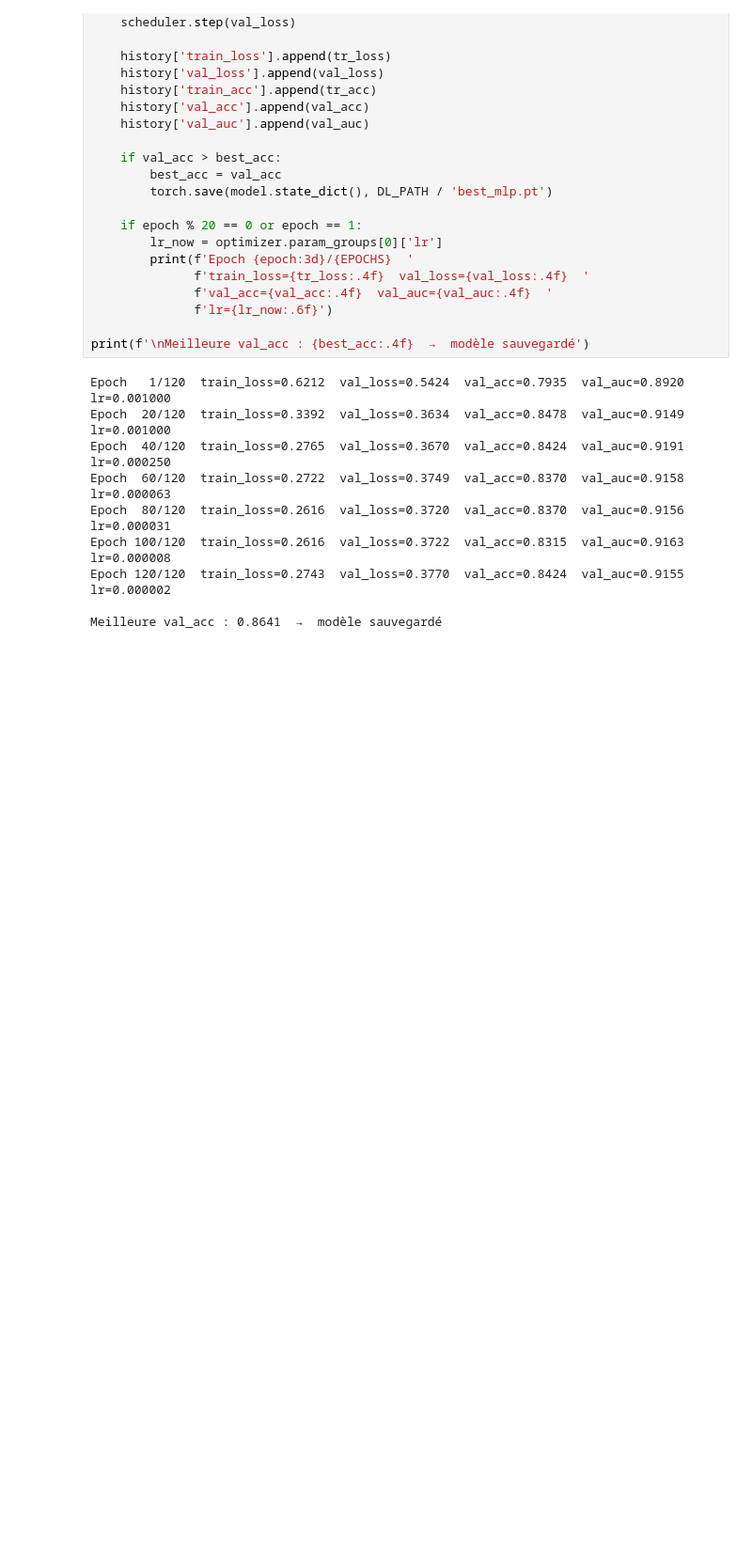
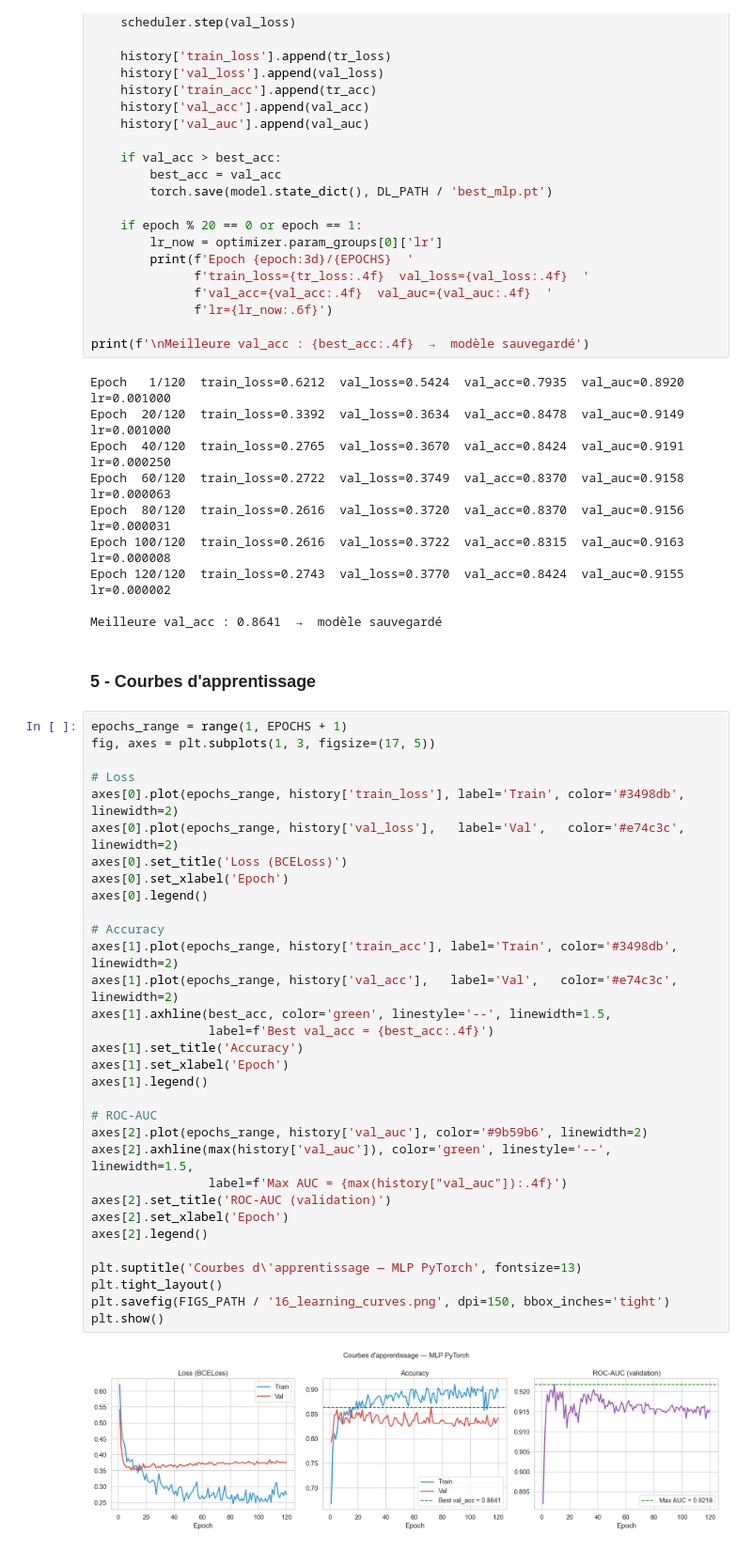
Before and after one commit to bijigunerachid/heart-disease-ml-dl-project, a Jupyter notebook: notebooks/04_dl_model.ipynb, the cells around one changed output. Shown at 94% size. Drawn from its saved outputs; the diff is of its cells as text; blank space fills up the shorter version.

Commit message:
Courbes d'apprentissage

```diff
--- a/notebooks/04_dl_model.ipynb
+++ b/notebooks/04_dl_model.ipynb
@@ -202,3 +202,39 @@ Epoch 100/120  train_loss=0.2616  val_loss=0.3722  val_acc=0.8315  val_auc=0.916
 Epoch 120/120  train_loss=0.2743  val_loss=0.3770  val_acc=0.8424  val_auc=0.9155  lr=0.000002
 
 Meilleure val_acc : 0.8641  →  modèle sauvegardé
+# %% [markdown]
+### 5 - Courbes d'apprentissage
+# %%
+epochs_range = range(1, EPOCHS + 1)
+fig, axes = plt.subplots(1, 3, figsize=(17, 5))
+
+# Loss
+axes[0].plot(epochs_range, history['train_loss'], label='Train', color='#3498db', linewidth=2)
+axes[0].plot(epochs_range, history['val_loss'],   label='Val',   color='#e74c3c', linewidth=2)
+axes[0].set_title('Loss (BCELoss)')
+axes[0].set_xlabel('Epoch')
+axes[0].legend()
+
+# Accuracy
+axes[1].plot(epochs_range, history['train_acc'], label='Train', color='#3498db', linewidth=2)
+axes[1].plot(epochs_range, history['val_acc'],   label='Val',   color='#e74c3c', linewidth=2)
+axes[1].axhline(best_acc, color='green', linestyle='--', linewidth=1.5,
+                label=f'Best val_acc = {best_acc:.4f}')
+axes[1].set_title('Accuracy')
+axes[1].set_xlabel('Epoch')
+axes[1].legend()
+
+# ROC-AUC
+axes[2].plot(epochs_range, history['val_auc'], color='#9b59b6', linewidth=2)
+axes[2].axhline(max(history['val_auc']), color='green', linestyle='--', linewidth=1.5,
+                label=f'Max AUC = {max(history["val_auc"]):.4f}')
+axes[2].set_title('ROC-AUC (validation)')
+axes[2].set_xlabel('Epoch')
+axes[2].legend()
+
+plt.suptitle('Courbes d\'apprentissage — MLP PyTorch', fontsize=13)
+plt.tight_layout()
+plt.savefig(FIGS_PATH / '16_learning_curves.png', dpi=150, bbox_inches='tight')
+plt.show()
+# %% [output]
+[figure, added]
```
